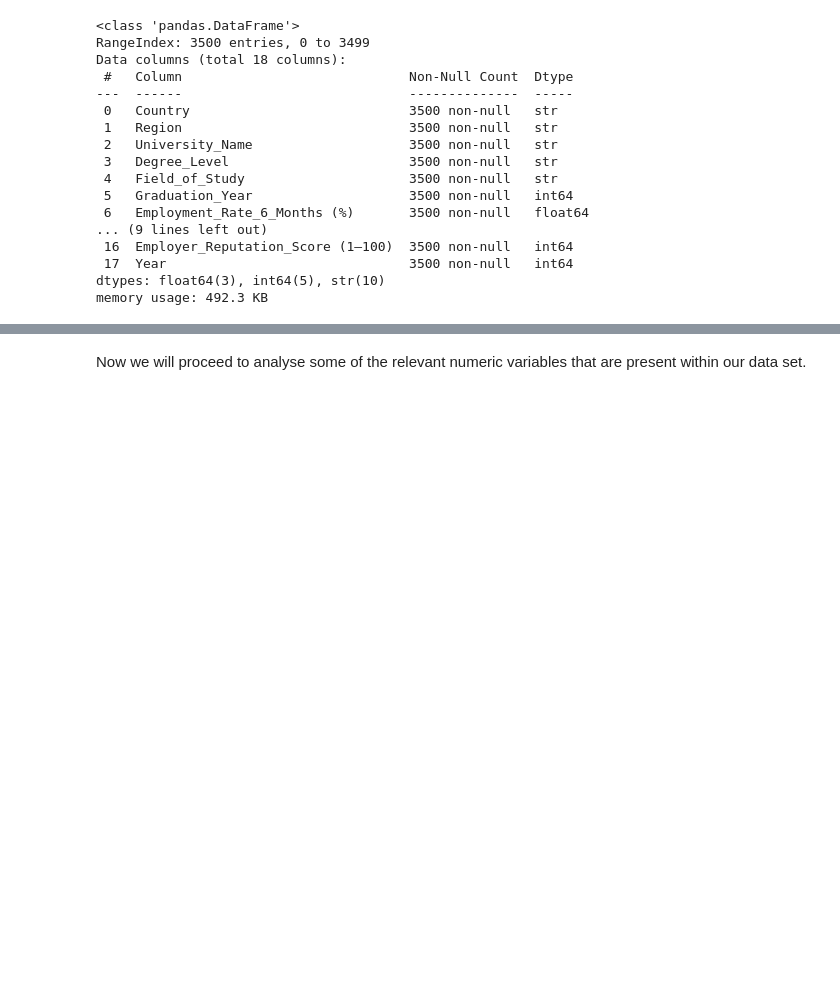
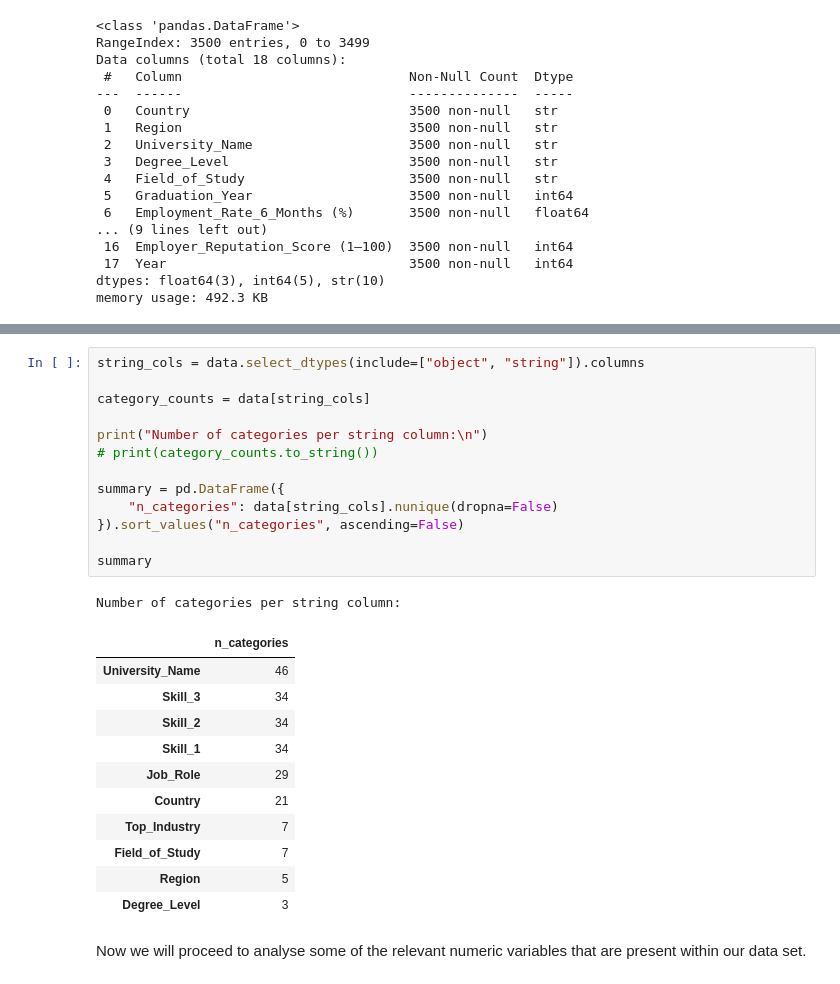
Before and after one commit to UBC-MDS/DSCI-532_2026_12_GradSkills, a Jupyter notebook: notebooks/eda_analysis.ipynb, the cells around one changed output, grey strips where cells are left out. Cells and saved outputs as stored; diff of their text form; blank space fills up the shorter version.

Commit message:
feat: reran notebook and updated graphs, added count for unique values in str cols

```diff
--- a/notebooks/eda_analysis.ipynb
+++ b/notebooks/eda_analysis.ipynb
@@ -58,6 +51,32 @@ data.describe().round(2)
 | 50% | 2020.00 | 85.60 | 90.60 | 63900.00 | ... |
 | 75% | 2023.00 | 90.90 | 96.00 | 85400.00 | ... |
 | max | 2025.00 | 99.00 | 100.00 | 189400.00 | ... |
+# %%
+string_cols = data.select_dtypes(include=["object", "string"]).columns
+
+category_counts = data[string_cols]
+
+print("Number of categories per string column:\n")
+# print(category_counts.to_string())
+
+summary = pd.DataFrame({
+    "n_categories": data[string_cols].nunique(dropna=False)
+}).sort_values("n_categories", ascending=False)
+
+summary
+# %% [output]
+Number of categories per string column:
+|  | n_categories |
+| University_Name | 46 |
+| Skill_3 | 34 |
+| Skill_2 | 34 |
+| Skill_1 | 34 |
+| Job_Role | 29 |
+| Country | 21 |
+| Top_Industry | 7 |
+| Field_of_Study | 7 |
+| Region | 5 |
+| Degree_Level | 3 |
 # %% [markdown]
 Now we will proceed to analyse some of the relevant numeric variables that are present within our data set.
 # %% [markdown]
```
Also changed, not shown: parts of 1 cell of this notebook.
